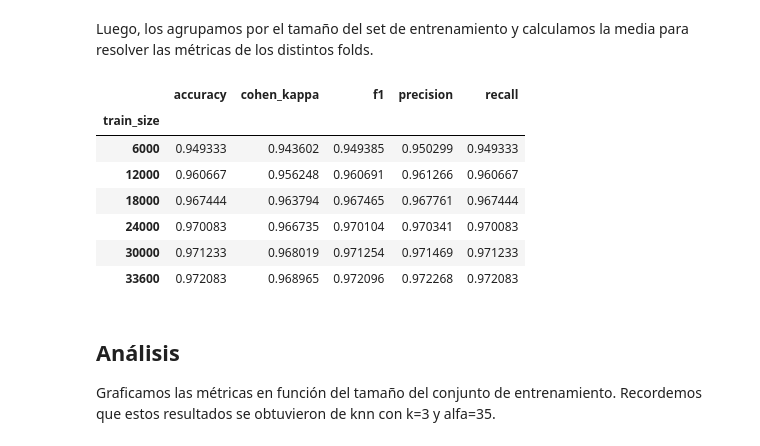
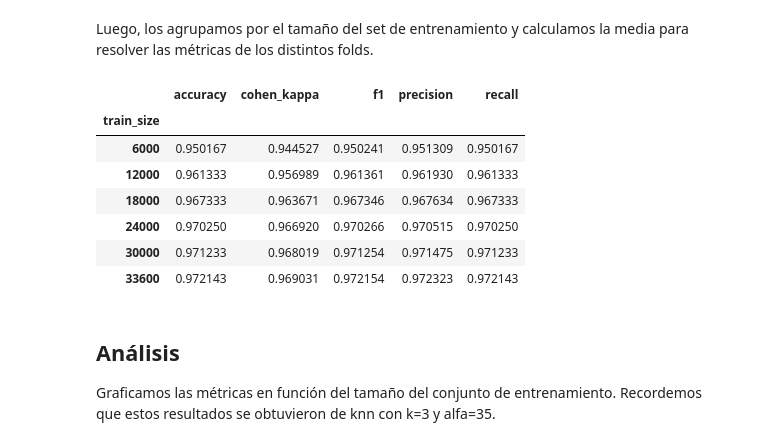
Before and after one commit to fzanollo/metodos-num, a Jupyter notebook: tp2/notebooks/tamanio_dataset/data_size_calidad_resultados.ipynb, the cells around one changed output. Saved outputs shown, nothing was run; the diff lists cells and outputs as text; code cells hidden in the pictures.

```diff
--- a/tp2/notebooks/tamanio_dataset/data_size_calidad_resultados.ipynb
+++ b/tp2/notebooks/tamanio_dataset/data_size_calidad_resultados.ipynb
@@ -145,18 +153,18 @@ TypeError: first argument must be an iterable of pandas objects, you passed an o
 Luego, los agrupamos por el tamaño del set de entrenamiento y calculamos la media para resolver las métricas de los distintos folds.
 # %%
 knn_pca_grouped = knn_pca_data.groupby(['train_size']).mean()
-knn_pca_grouped = knn_pca_grouped.drop(['knn', 'alpha', 'kfold', 'predict_time'], axis=1)
+knn_pca_grouped = knn_pca_grouped.drop(['knn', 'alpha', 'kfold'], axis=1)
 
 knn_pca_grouped
 # %% [output]
 |  | accuracy | cohen_kappa | f1 | precision | recall |
 | train_size |  |  |  |  |  |
-| 6000 | 0.949333 | 0.943602 | 0.949385 | 0.950299 | 0.949333 |
-| 12000 | 0.960667 | 0.956248 | 0.960691 | 0.961266 | 0.960667 |
-| 18000 | 0.967444 | 0.963794 | 0.967465 | 0.967761 | 0.967444 |
-| 24000 | 0.970083 | 0.966735 | 0.970104 | 0.970341 | 0.970083 |
-| 30000 | 0.971233 | 0.968019 | 0.971254 | 0.971469 | 0.971233 |
-| 33600 | 0.972083 | 0.968965 | 0.972096 | 0.972268 | 0.972083 |
+| 6000 | 0.950167 | 0.944527 | 0.950241 | 0.951309 | 0.950167 |
+| 12000 | 0.961333 | 0.956989 | 0.961361 | 0.961930 | 0.961333 |
+| 18000 | 0.967333 | 0.963671 | 0.967346 | 0.967634 | 0.967333 |
+| 24000 | 0.970250 | 0.966920 | 0.970266 | 0.970515 | 0.970250 |
+| 30000 | 0.971233 | 0.968019 | 0.971254 | 0.971475 | 0.971233 |
+| 33600 | 0.972143 | 0.969031 | 0.972154 | 0.972323 | 0.972143 |
 # %% [markdown]
 ## Análisis
 
```
Also changed, not shown: parts of 3 cells of this notebook, 1 other file.
